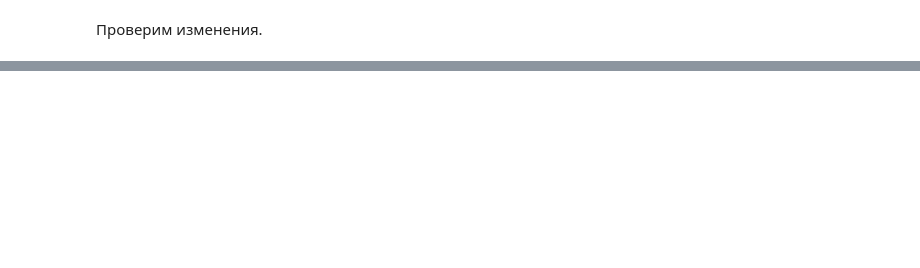
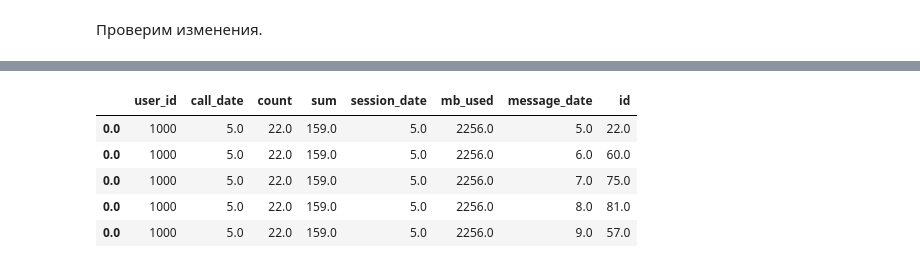
Before and after one commit to kozyreviva/Data_Science, a Jupyter notebook: statistical_analysis.ipynb, the cells around one changed output, grey strips where cells are left out. Saved outputs shown, nothing was run; the diff lists cells and outputs as text; code cells hidden in the pictures; blank space fills up the shorter version.

```diff
--- a/statistical_analysis.ipynb
+++ b/statistical_analysis.ipynb
@@ -231,0 +243,3 @@ memory usage: 31.4+ KB
+# %%
+calls_df["duration"] = (calls_df["duration"].apply(np.ceil)).astype(int)
+internet_df["mb_used"] = (internet_df["mb_used"].apply(np.ceil)).astype(int)
@@ -231,0 +277,3 @@ memory usage: 31.4+ KB
+# %%
+pt_calls = calls_df.pivot_table(index = ["user_id",calls_df.call_date.dt.month],values = "duration", aggfunc = ("count","sum"))
+pt_calls.head()
@@ -231,0 +292,3 @@ memory usage: 31.4+ KB
+# %%
+pt_messages = messages_df.pivot_table(index = ["user_id",messages_df.message_date.dt.month],values = "id", aggfunc = "count")
+pt_messages.head()
@@ -231,0 +307,3 @@ memory usage: 31.4+ KB
+# %%
+pt_internet = internet_df.pivot_table(index = ["user_id",internet_df.session_date.dt.month], values = "mb_used", aggfunc = "sum")
+pt_internet.head()
@@ -231,0 +332,15 @@ memory usage: 31.4+ KB
+# %%
+pt_calls = pt_calls.reset_index()
+pt_internet = pt_internet.reset_index()
+pt_messages = pt_messages.reset_index()
+df_combine = pt_calls.join(pt_internet.set_index("user_id"), how = "outer", on = "user_id")
+df_combine =df_combine.join(pt_messages.set_index("user_id"), how = "outer", on = "user_id")
+
+df_combine.head()
+# %% [output]
+|  | user_id | call_date | count | sum | session_date | mb_used | message_date | id |
+| 0.0 | 1000 | 5.0 | 22.0 | 159.0 | 5.0 | 2256.0 | 5.0 | 22.0 |
+| 0.0 | 1000 | 5.0 | 22.0 | 159.0 | 5.0 | 2256.0 | 6.0 | 60.0 |
+| 0.0 | 1000 | 5.0 | 22.0 | 159.0 | 5.0 | 2256.0 | 7.0 | 75.0 |
+| 0.0 | 1000 | 5.0 | 22.0 | 159.0 | 5.0 | 2256.0 | 8.0 | 81.0 |
+| 0.0 | 1000 | 5.0 | 22.0 | 159.0 | 5.0 | 2256.0 | 9.0 | 57.0 |
```
Also changed, not shown: parts of 21 cells of this notebook.
